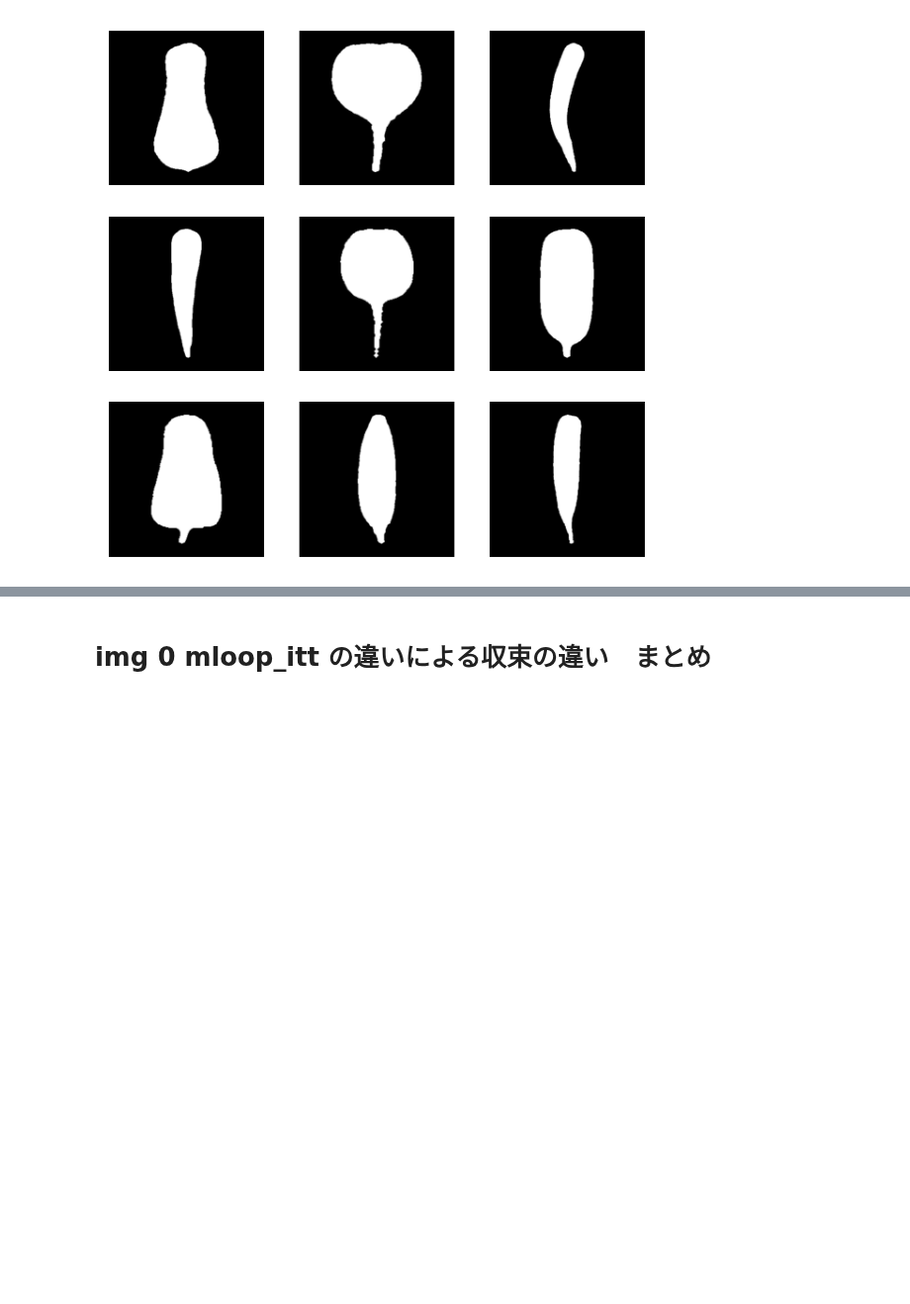
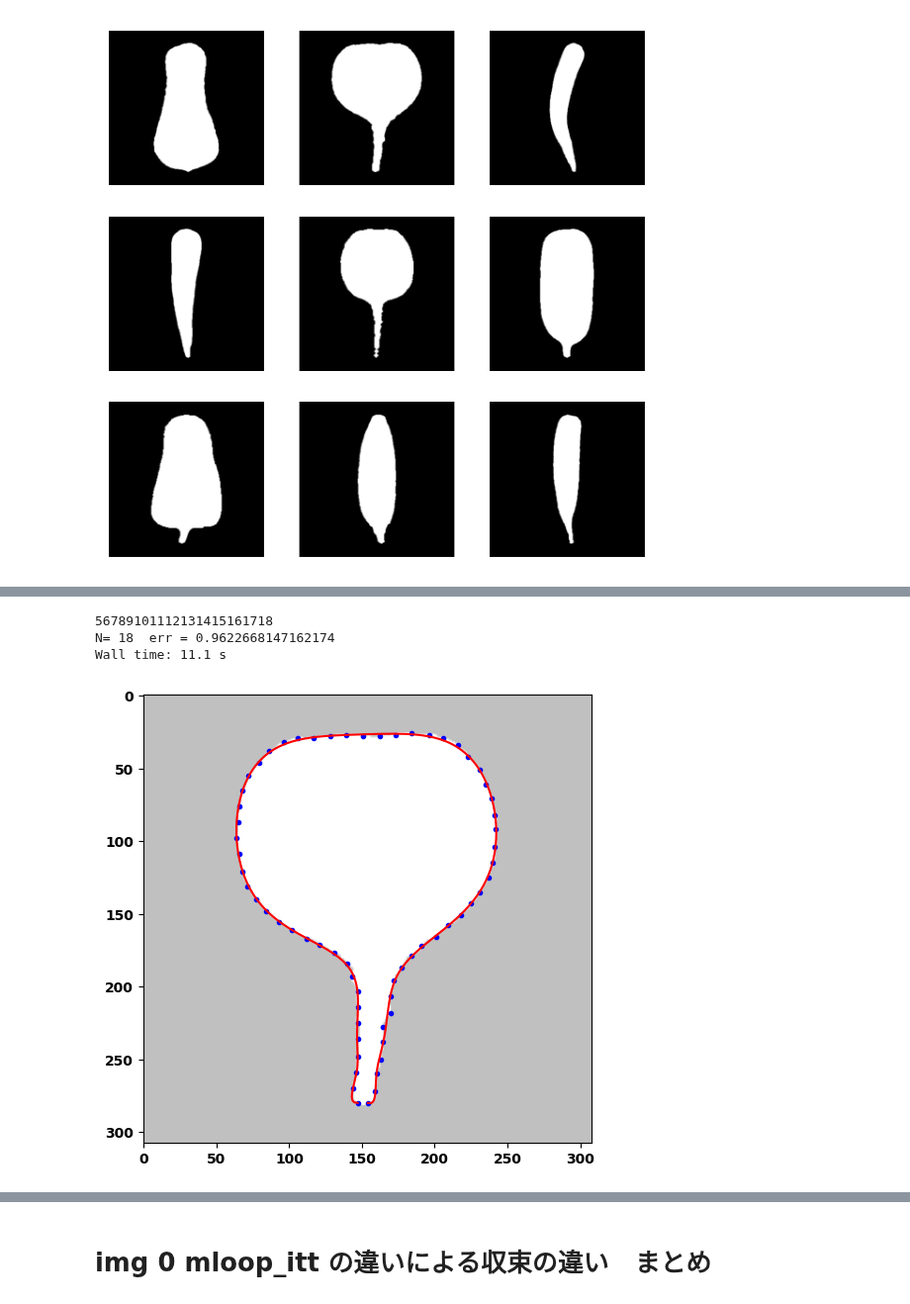
Before and after one commit to iciromaco/RadiShLab, a Jupyter notebook: Experiments/lrlrP最適値探索.ipynb, the cells around one changed output, grey strips where cells are left out. Shown at 99% size. Saved outputs shown, nothing was run; the diff lists cells and outputs as text; code cells hidden in the pictures; blank space fills up the shorter version.

```diff
--- a/Experiments/lrlrP最適値探索.ipynb
+++ b/Experiments/lrlrP最適値探索.ipynb
@@ -196,0 +187,9 @@ plotimg(np.zeros([100,100,3],dtype=np.uint8))
+# %%
+%%time
+imgnum = 1
+func,results = check0N(imgnum,Nsamples=65,Nfrom=5,Nto=20,err_th=1.0,withFig=True)
+# %% [output]
+56789101112131415161718
+N= 18  err = 0.9622668147162174
+Wall time: 11.1 s
+[figure, added]
```
Also changed, not shown: parts of 30 cells of this notebook, 5 other files.
